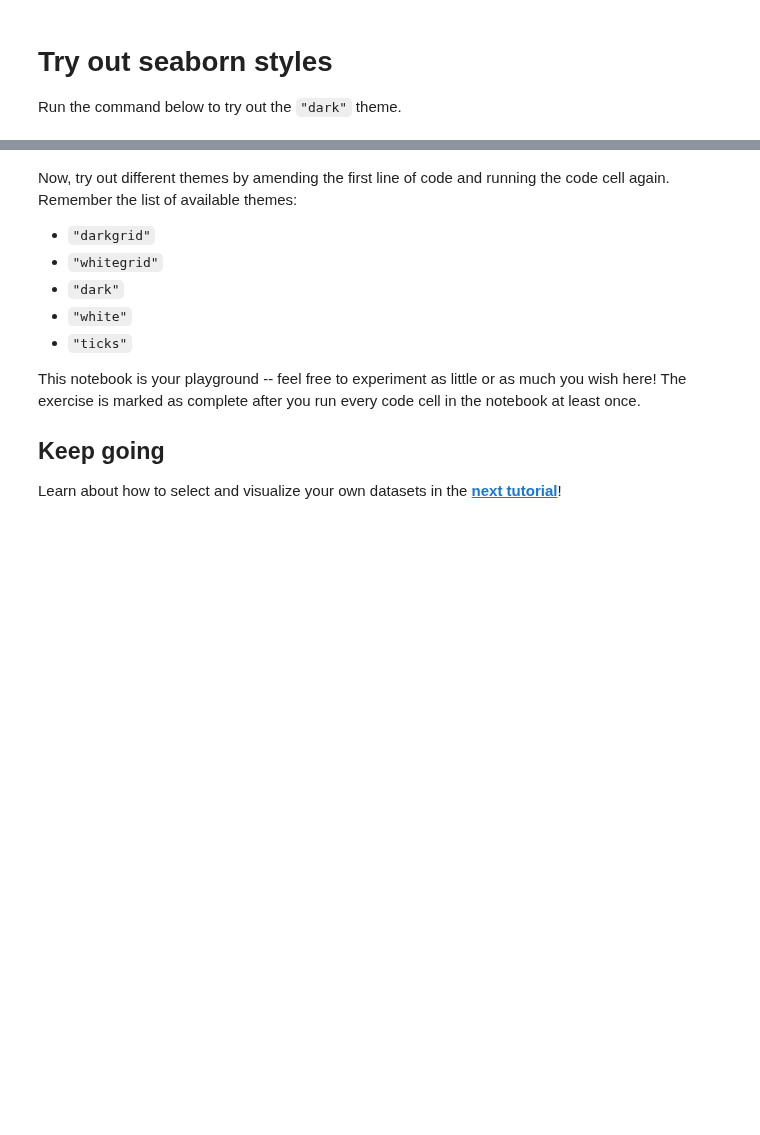
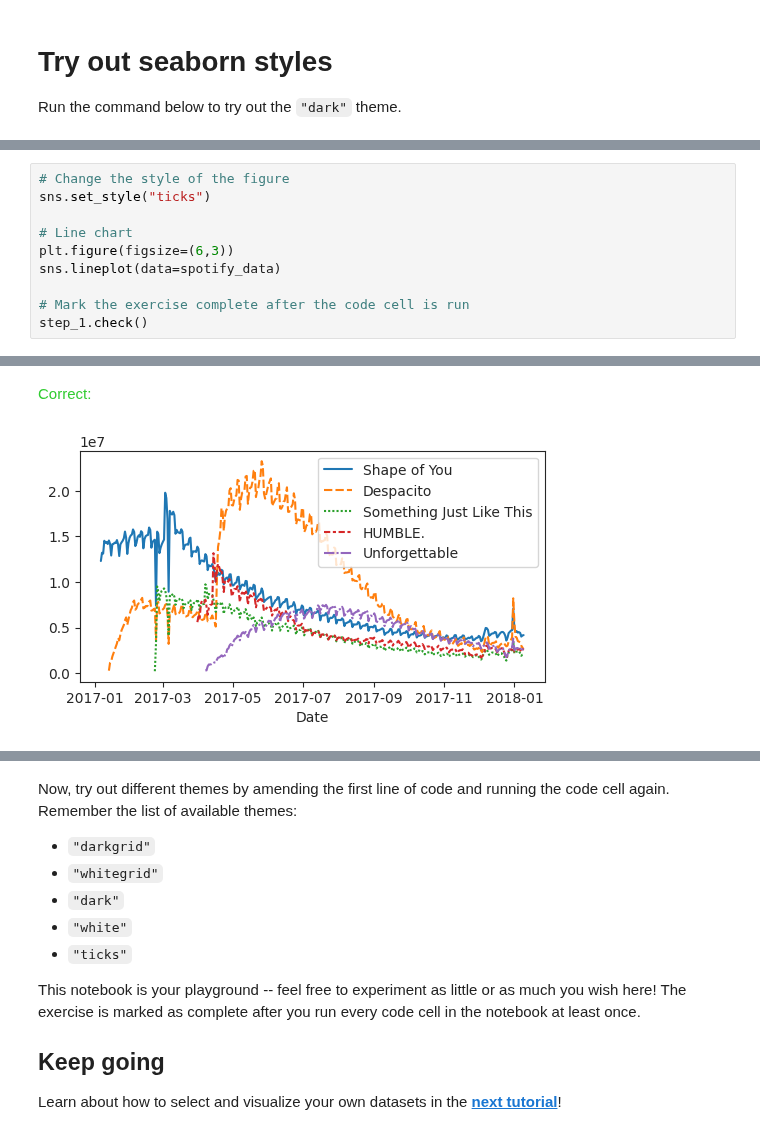
Before and after one commit to manul280/Kaggle, a Jupyter notebook: DataVisualization/6B-Exercise-ChoosingPlotTypesAndCustomStyles.ipynb, the cells around one changed output, grey strips where cells are left out. Drawn from its saved outputs; the diff is of its cells as text; blank space fills up the shorter version.

```diff
--- a/DataVisualization/6B-Exercise-ChoosingPlotTypesAndCustomStyles.ipynb
+++ b/DataVisualization/6B-Exercise-ChoosingPlotTypesAndCustomStyles.ipynb
@@ -64,0 +93,11 @@ step_1.check()
+# %%
+# Change the style of the figure
+sns.set_style("ticks")
+
+# Line chart
+plt.figure(figsize=(6,3))
+sns.lineplot(data=spotify_data)
+
+# Mark the exercise complete after the code cell is run
+step_1.check()
+# %% [output]
@@ -64,0 +105,2 @@ step_1.check()
+<span style="color:#33cc33">Correct:</span>
+[figure, added]
```
Also changed, not shown: parts of 10 cells of this notebook.
